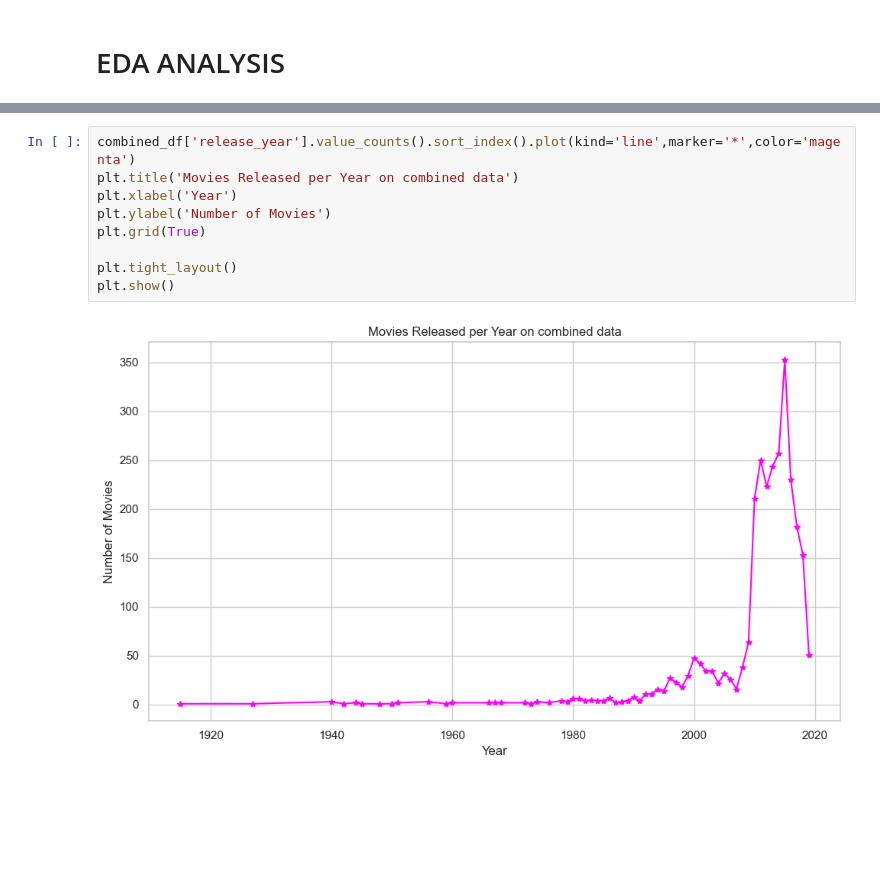
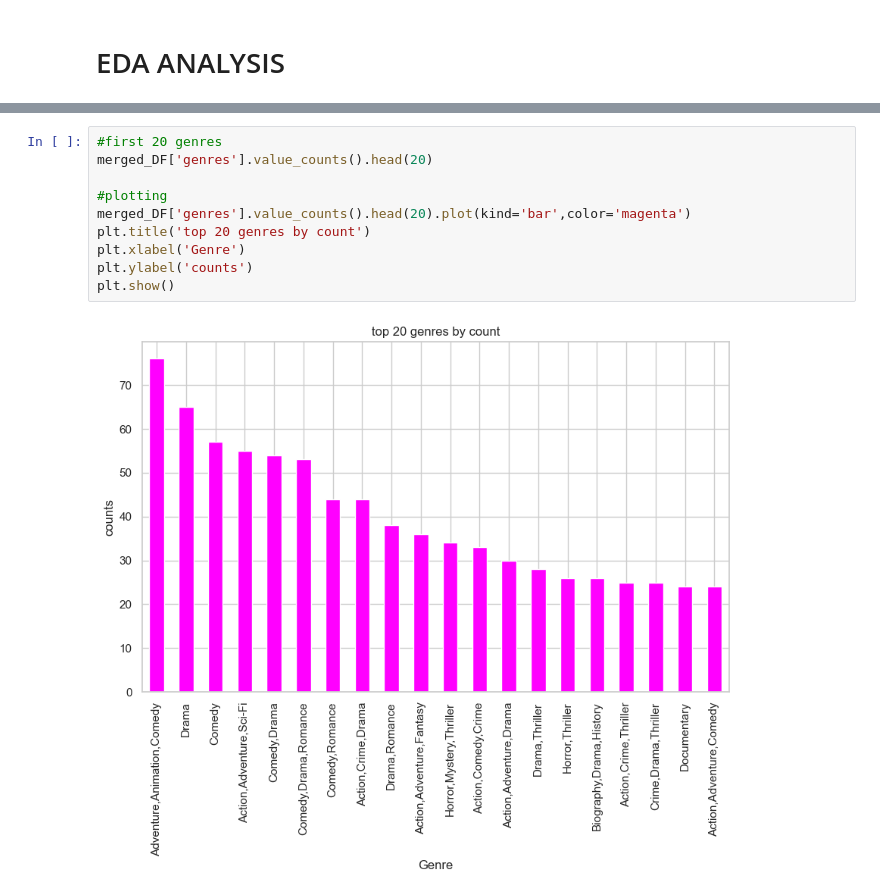
Before and after one commit to lorenaterah/Phase-2-project-G3, a Jupyter notebook: Notebooks/sharonk.ipynb, the cells around one changed output, grey strips where cells are left out. Cells and saved outputs as stored; diff of their text form; blank space fills up the shorter version.

```diff
--- a/Notebooks/sharonk.ipynb
+++ b/Notebooks/sharonk.ipynb
@@ -465,11 +578,12 @@ plt.show()
-# %%
-combined_df['release_year'].value_counts().sort_index().plot(kind='line',marker='*',color='magenta')
-plt.title('Movies Released per Year on combined data')
-plt.xlabel('Year')
-plt.ylabel('Number of Movies')
-plt.grid(True)
-
-plt.tight_layout()
-plt.show()
-# %% [output]
-[figure, removed]
+# %%
+#first 20 genres
+merged_DF['genres'].value_counts().head(20)
+
+#plotting
+merged_DF['genres'].value_counts().head(20).plot(kind='bar',color='magenta')
+plt.title('top 20 genres by count')
+plt.xlabel('Genre')
+plt.ylabel('counts')
+plt.show()
+# %% [output]
+[figure, added]
```
Also changed, not shown: parts of 33 cells of this notebook.
